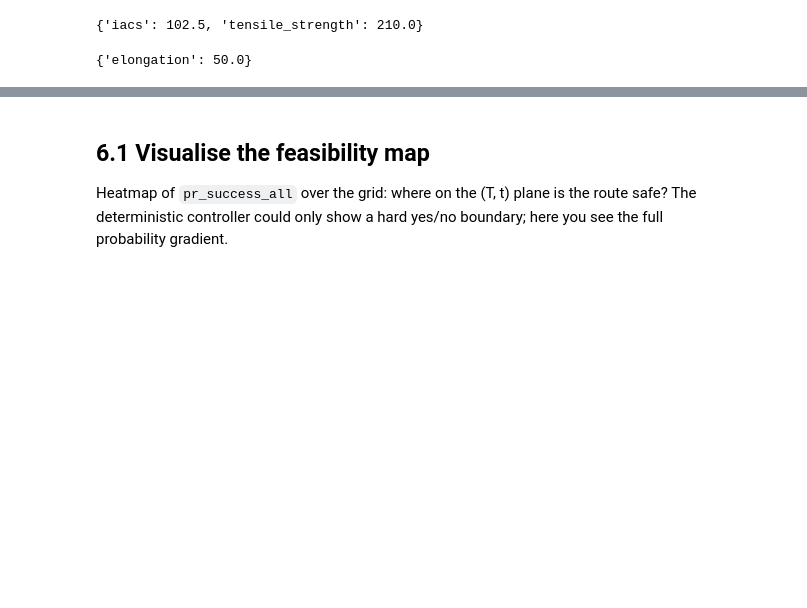
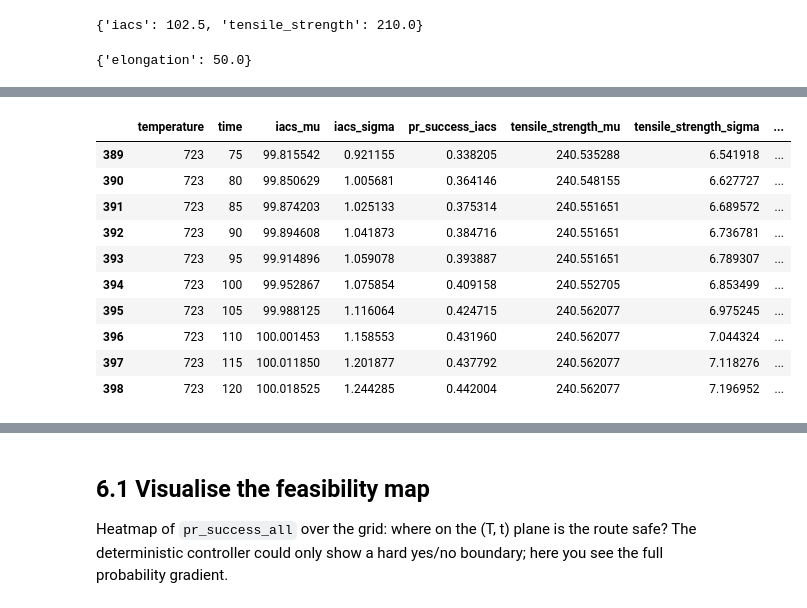
Before and after one commit to FelipeMFO-RM/uncertainty-aware-predictors, a Jupyter notebook: notebooks/experiments/mbc_annealing_uncertainty.ipynb, the cells around one changed output, grey strips where cells are left out. Cells and saved outputs as stored; diff of their text form; code cells hidden in the pictures; blank space fills up the shorter version.

```diff
--- a/notebooks/experiments/mbc_annealing_uncertainty.ipynb
+++ b/notebooks/experiments/mbc_annealing_uncertainty.ipynb
@@ -120,13 +120,15 @@ OPERATIONAL_LIMITS = {
 STEP = {"temperature": 10, "time": 5}
 
 # ---- Probabilistic acceptance ----
-MIN_SETPOINTS = {"iacs": 102.5,
-                 "tensile_strength": 210.0} # short_name -> minimum
+# Keys are surrogate SHORT NAMES (bundle.target minus '_final'), not the bundle
+# aliases above: 'uts' loads the surrogate whose short name is 'tensile_strength'.
+MIN_SETPOINTS = {"iacs": 100.2,
+                 "tensile_strength": 210.0} # short_name -> minimum (floor)
 
-MAX_SETPOINTS = {"elongation": 50.0} # short_name -> maximum #TODO
+MAX_SETPOINTS = {"elongation": 50.0} # short_name -> maximum (ceiling) #TODO
 
 DELTA = 0.10                                    # keep cells with Pr >= 1 - delta
-KAPPA = 1.645                                   # one-sided 95% LCB for risk ranking
+KAPPA = 1.645                                   # one-sided 95% LCB/UCB for risk ranking
 
 # ---- Selection criteria (mirror the deterministic labels) ----
 SELECTION_SPEC_LOW = {
@@ -135,10 +137,8 @@ SELECTION_SPEC_LOW = {
     "lowest_cost": "cost",
     "lowest_cost_phys": "cost_phys",
 }
-SELECTION_SPEC_HIGH = {
-    "safest_iacs": "pr_success_iacs",
-    "safest_uts": "pr_success_uts",
-    "safest_elongation": "pr_success_elongation", #TODO
-    "safest_combined": "pr_success_all",
-}
+# The probability-based spec is DERIVED from the validated targets in §8
+# (pev.build_probability_selection_spec) so its labels and its columns can
+# never drift apart — hand-writing "safest_uts": "pr_success_uts" silently
+# dropped that selection, because the column is pr_success_tensile_strength.
 # %% [output]
@@ -255,16 +266,29 @@ MAX_SETPOINTS
 # %%
 # Fail fast if a setpoint key does not match a surrogate short name
 # (guards the uts vs tensile_strength class of bug BEFORE anything expensive).
-targets = pev.validate_setpoints(down_bundles, MIN_SETPOINTS)
+# `targets` = min keys first, then max-only keys -> drives every column order below.
+targets = pev.validate_setpoints(down_bundles, MIN_SETPOINTS, MAX_SETPOINTS)
 
-# physical bounds per surrogate, so probabilities use the truncated law
-surrogate_bounds = {
-    key: (b.artifacts.get("y_min"), b.artifacts.get("y_max"))
-    for key, b in down_bundles.items()
-}
+# Physical bounds per surrogate, so probabilities use the truncated law.
+# Keyed by SHORT NAME (not by the bundle alias): keying by alias made the
+# 'uts' bundle invisible to the 'tensile_strength' lookup, silently falling
+# back to the untruncated Gaussian.
+surrogate_bounds = pev.build_surrogate_bounds(down_bundles)
 
+# Floors and ceilings in one pass: Pr(Y >= lo) for MIN, Pr(Y <= hi) for MAX,
+# Pr(lo <= Y <= hi) for anything listed in both.
 df_prob = pev.add_success_probabilities(
-    df_pred, MIN_SETPOINTS, surrogate_bounds=surrogate_bounds, modl=modl,
+    df_pred, MIN_SETPOINTS,
+    surrogate_bounds=surrogate_bounds, modl=modl,
+    max_setpoints=MAX_SETPOINTS,
 )
-df_prob[["temperature", "time", "iacs_mu", "iacs_sigma", "pr_success_iacs",
-         "tensile_strength_mu", "tensile_strength_sigma", "pr_success_tensile_strength", "pr_success_all"]].head(10)
+
+# Margins in engineering units, the readable companion of the probabilities.
+df_prob = pev.add_setpoint_margins(df_prob, MIN_SETPOINTS, MAX_SETPOINTS)
+
+show_cols = ["temperature", "time"]
+for t in targets:
+    show_cols += [f"{t}_mu", f"{t}_sigma", f"pr_success_{t}"]
+show_cols += ["pr_success_all"]
+df_prob[show_cols].tail(10)
+# %% [output]
@@ -271,3 +297,14 @@ df_prob[["temperature", "time", "iacs_mu", "iacs_sigma", "pr_success_iacs",
+|  | temperature | time | iacs_mu | iacs_sigma | pr_success_iacs | tensile_strength_mu | tensile_strength_sigma | ... |
+| 389 | 723 | 75 | 99.815542 | 0.921155 | 0.338205 | 240.535288 | 6.541918 | ... |
+| 390 | 723 | 80 | 99.850629 | 1.005681 | 0.364146 | 240.548155 | 6.627727 | ... |
+| 391 | 723 | 85 | 99.874203 | 1.025133 | 0.375314 | 240.551651 | 6.689572 | ... |
+| 392 | 723 | 90 | 99.894608 | 1.041873 | 0.384716 | 240.551651 | 6.736781 | ... |
+| 393 | 723 | 95 | 99.914896 | 1.059078 | 0.393887 | 240.551651 | 6.789307 | ... |
+| 394 | 723 | 100 | 99.952867 | 1.075854 | 0.409158 | 240.552705 | 6.853499 | ... |
+| 395 | 723 | 105 | 99.988125 | 1.116064 | 0.424715 | 240.562077 | 6.975245 | ... |
+| 396 | 723 | 110 | 100.001453 | 1.158553 | 0.431960 | 240.562077 | 7.044324 | ... |
+| 397 | 723 | 115 | 100.011850 | 1.201877 | 0.437792 | 240.562077 | 7.118276 | ... |
+| 398 | 723 | 120 | 100.018525 | 1.244285 | 0.442004 | 240.562077 | 7.196952 | ... |
 # %%
 df_pred
 # %% [output]
```
Also changed, not shown: parts of 13 cells of this notebook, 1 other file.
